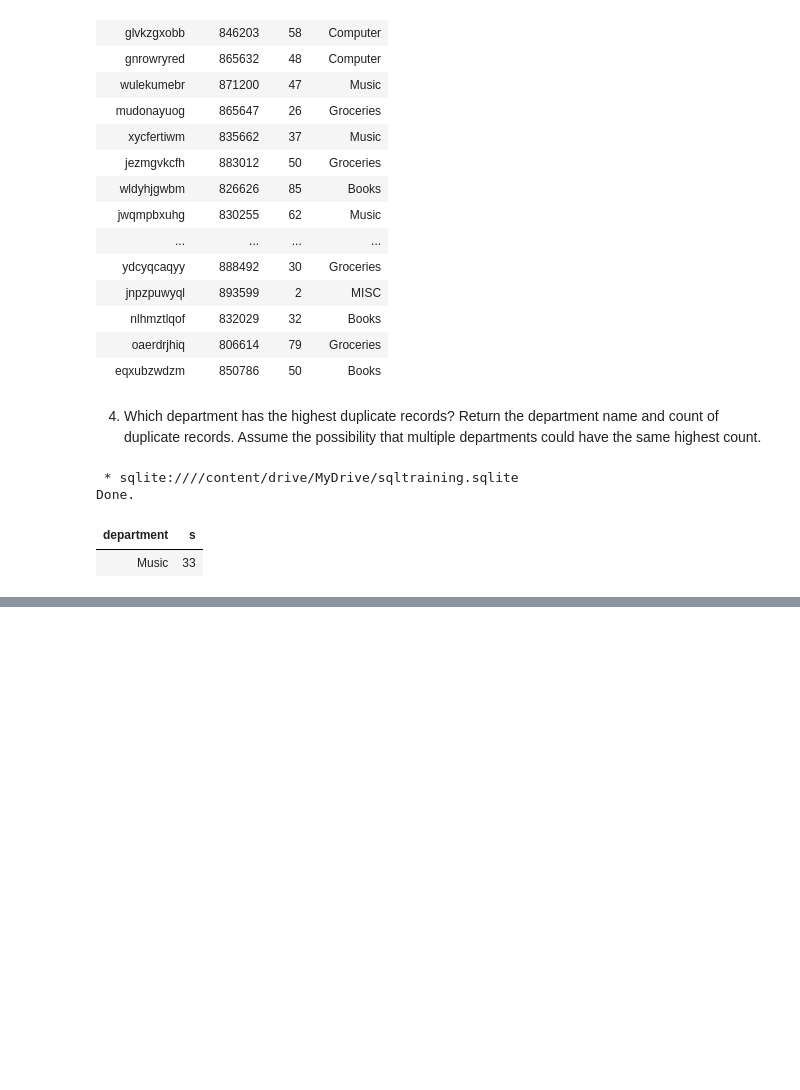
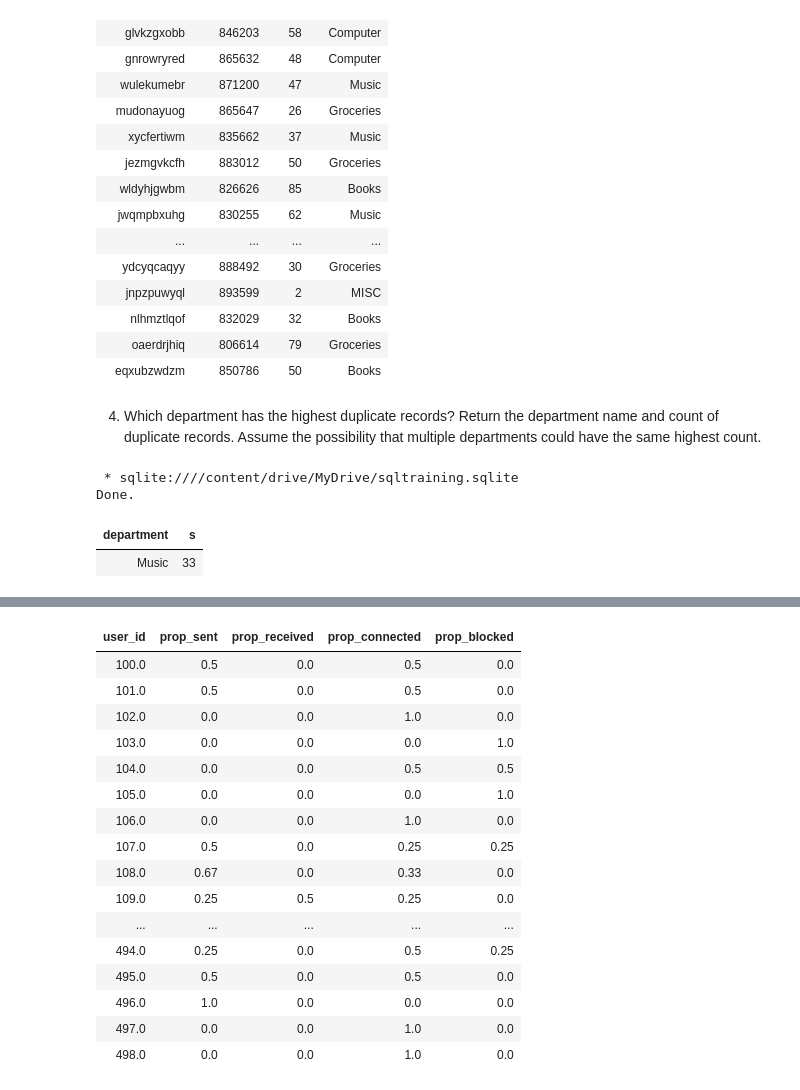
Before and after one commit to aakhterov/Python_practice, a Jupyter notebook: SQL_training.ipynb, the cells around one changed output, grey strips where cells are left out. Drawn from its saved outputs; the diff is of its cells as text; code cells hidden in the pictures; blank space fills up the shorter version.

Commit message:
Add Task #2 Connections

```diff
--- a/SQL_training.ipynb
+++ b/SQL_training.ipynb
@@ -171,0 +279,83 @@ Done.
+# %%
+%%sql
+select
+t.user_id,
+round(t.sent_count/t.sum, 2) prop_sent,
+round(t.received_count/t.sum, 2) prop_received,
+round(t.connected_count/t.sum, 2) prop_connected,
+round(t.blocked_count/t.sum, 2) prop_blocked
+from
+(
+  select
+  user_tbl.user_id,
+  cast(ifnull(sent_tbl.c, 0) as float) sent_count,
+  cast(ifnull(received_tbl.c, 0) as float) received_count,
+  cast(ifnull(connected_tbl.c, 0) as float) connected_count,
+  cast(ifnull(blocked_tbl.c, 0) as float) blocked_count,
+  ifnull(sent_tbl.c, 0) + ifnull(received_tbl.c, 0) + ifnull(connected_tbl.c, 0) + ifnull(blocked_tbl.c, 0) sum
+  from
+  (
+    select distinct user_id from friends_connections group by user_id, receiver_id
+  ) as user_tbl
+
+  left join
+  (
+    select user_id, count(*) as c from
+    (
+      select temp.* from
+      (
+        select max(date), user_id, receiver_id, action
+        from friends_connections
+        group by user_id, receiver_id
+      ) temp
+      where action='Sent'
+    )
+    group by user_id
+  ) sent_tbl on user_tbl.user_id = sent_tbl.user_id
+
+  left join
+  (
+    select user_id, count(*) as c from
+    (
+      select temp.* from
+      (
+        select max(date), user_id, receiver_id, action
+        from friends_connections
+        group by user_id, receiver_id
+      ) temp
+      where action='Received'
+    )
+    group by user_id
+  ) received_tbl on user_tbl.user_id = received_tbl.user_id
+
+  left join
+  (
+    select user_id, count(*) as c from
+    (
+      select temp.* from
+      (
+        select max(date), user_id, receiver_id, action
+        from friends_connections
+        group by user_id, receiver_id
+      ) temp
+      where action='Connected'
+    )
+    group by user_id
+  ) connected_tbl on user_tbl.user_id = connected_tbl.user_id
+
+  left join
+  (
+    select user_id, count(*) as c from
+    (
+      select temp.* from
+      (
+        select max(date), user_id, receiver_id, action
+        from friends_connections
+        group by user_id, receiver_id
+      ) temp
+      where action='Blocked'
+    )
+    group by user_id
+  ) blocked_tbl on user_tbl.user_id = blocked_tbl.user_id
+) as t
+# %% [output]
@@ -171,0 +364,17 @@ Done.
+| user_id | prop_sent | prop_received | prop_connected | prop_blocked |
+| 100.0 | 0.5 | 0.0 | 0.5 | 0.0 |
+| 101.0 | 0.5 | 0.0 | 0.5 | 0.0 |
+| 102.0 | 0.0 | 0.0 | 1.0 | 0.0 |
+| 103.0 | 0.0 | 0.0 | 0.0 | 1.0 |
+| 104.0 | 0.0 | 0.0 | 0.5 | 0.5 |
+| 105.0 | 0.0 | 0.0 | 0.0 | 1.0 |
+| 106.0 | 0.0 | 0.0 | 1.0 | 0.0 |
+| 107.0 | 0.5 | 0.0 | 0.25 | 0.25 |
+| 108.0 | 0.67 | 0.0 | 0.33 | 0.0 |
+| 109.0 | 0.25 | 0.5 | 0.25 | 0.0 |
+| ... | ... | ... | ... | ... |
+| 494.0 | 0.25 | 0.0 | 0.5 | 0.25 |
+| 495.0 | 0.5 | 0.0 | 0.5 | 0.0 |
+| 496.0 | 1.0 | 0.0 | 0.0 | 0.0 |
+| 497.0 | 0.0 | 0.0 | 1.0 | 0.0 |
+| 498.0 | 0.0 | 0.0 | 1.0 | 0.0 |
```
Also changed, not shown: parts of 22 cells of this notebook.
